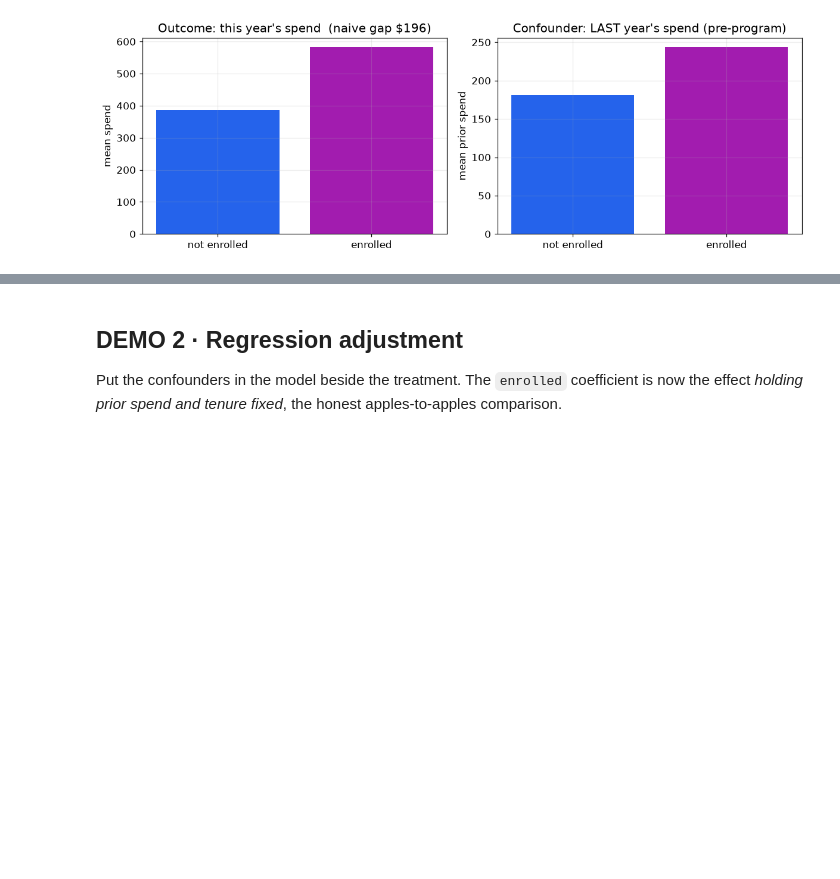
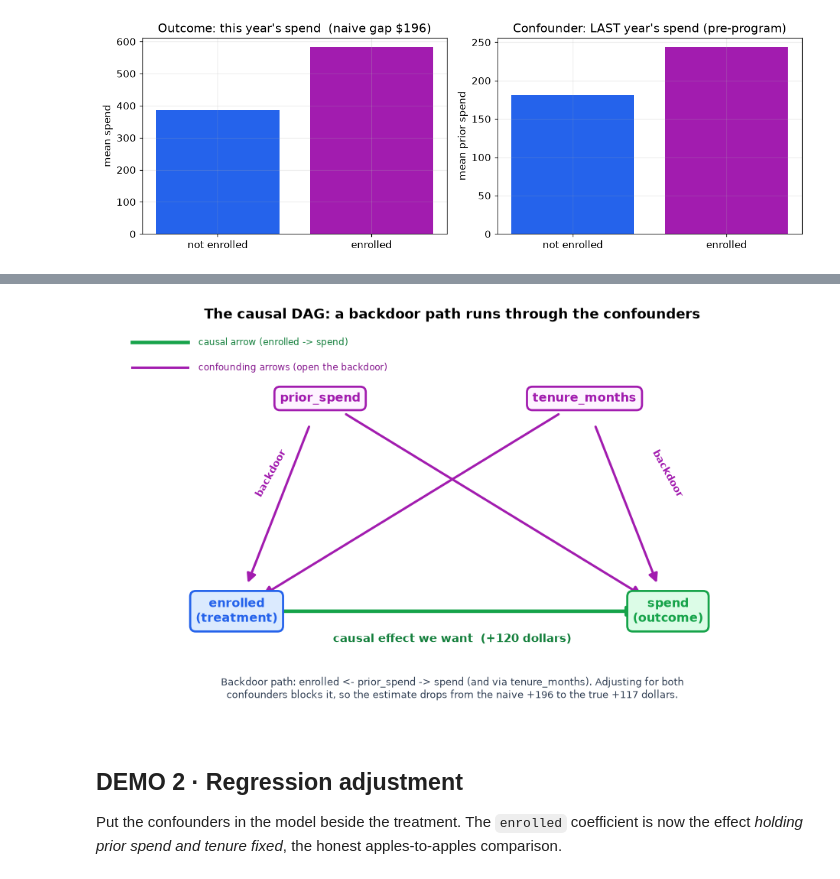
Before and after one commit to johnfisher-ai/Statistics-Data-Science-AI-Visual-Book, a Jupyter notebook: chapters/notebooks/causal-inference.ipynb, the cells around one changed output, grey strips where cells are left out. Cells and saved outputs as stored; diff of their text form; code cells hidden in the pictures; blank space fills up the shorter version.

```diff
--- a/chapters/notebooks/causal-inference.ipynb
+++ b/chapters/notebooks/causal-inference.ipynb
@@ -55,3 +58,39 @@ NAIVE difference in mean spend = $195.8   (true effect is $120)
+# %%
+from matplotlib.patches import FancyArrowPatch
+fig, ax = plt.subplots(figsize=(8.6, 5.2)); ax.set_xlim(0, 10); ax.set_ylim(0, 7); ax.axis("off")
+
+def node(x, y, label, fc, ec):
+    ax.text(x, y, label, ha="center", va="center", fontsize=10.5, fontweight="bold", color=ec,
+            bbox=dict(boxstyle="round,pad=0.45", fc=fc, ec=ec, lw=1.8), zorder=3)
+    return (x, y)
+
+ps = node(3.1, 5.7, "prior_spend",   "#fdf4ff", "#a21caf")   # confounder
+tn = node(6.9, 5.7, "tenure_months", "#fdf4ff", "#a21caf")   # confounder
+tr = node(1.9, 1.9, "enrolled\n(treatment)", "#dbeafe", "#2563eb")
+ou = node(8.1, 1.9, "spend\n(outcome)",      "#dcfce7", "#16a34a")
+
+def arrow(a, b, color, lw=2.0, ls="-"):
+    ax.add_patch(FancyArrowPatch(a, b, arrowstyle="-|>", mutation_scale=16, color=color,
+                                 lw=lw, ls=ls, shrinkA=26, shrinkB=26, zorder=2))
+
+for cf in (ps, tn):                         # backdoor arrows: confounder -> BOTH
+    arrow(cf, tr, "#a21caf"); arrow(cf, ou, "#a21caf")
+arrow(tr, ou, "#16a34a", lw=3)              # the causal effect we want
+
+ax.text(5.0, 1.35, "causal effect we want  (+120 dollars)", ha="center", fontsize=9.5,
+        color="#15803d", fontweight="bold")
+ax.text(2.15, 3.95, "backdoor", fontsize=8.5, color="#a21caf", fontweight="bold", rotation=61)
+ax.text(7.85, 3.95, "backdoor", fontsize=8.5, color="#a21caf", fontweight="bold", rotation=-61)
+# mini legend
+ax.plot([0.4, 1.2], [6.7, 6.7], color="#16a34a", lw=3); ax.text(1.35, 6.7, "causal arrow (enrolled -> spend)", va="center", fontsize=8, color="#15803d")
+ax.plot([0.4, 1.2], [6.25, 6.25], color="#a21caf", lw=2); ax.text(1.35, 6.25, "confounding arrows (open the backdoor)", va="center", fontsize=8, color="#86198f")
+ax.set_title("The causal DAG: a backdoor path runs through the confounders", fontsize=11.5, fontweight="bold")
+ax.text(5.0, 0.35, "Backdoor path: enrolled <- prior_spend -> spend (and via tenure_months). Adjusting for both\n"
+        "confounders blocks it, so the estimate drops from the naive +196 to the true +117 dollars.",
+        ha="center", fontsize=8.4, color="#334155")
+plt.tight_layout(); plt.show()
+# %% [output]
+[figure, added]
 # %% [markdown]
 ## DEMO 2 &middot; Regression adjustment
 Put the confounders in the model beside the treatment. The `enrolled` coefficient is now the effect *holding prior spend and tenure fixed*, the honest apples-to-apples comparison.
```
Also changed, not shown: parts of 1 cell of this notebook, 3 other files.
